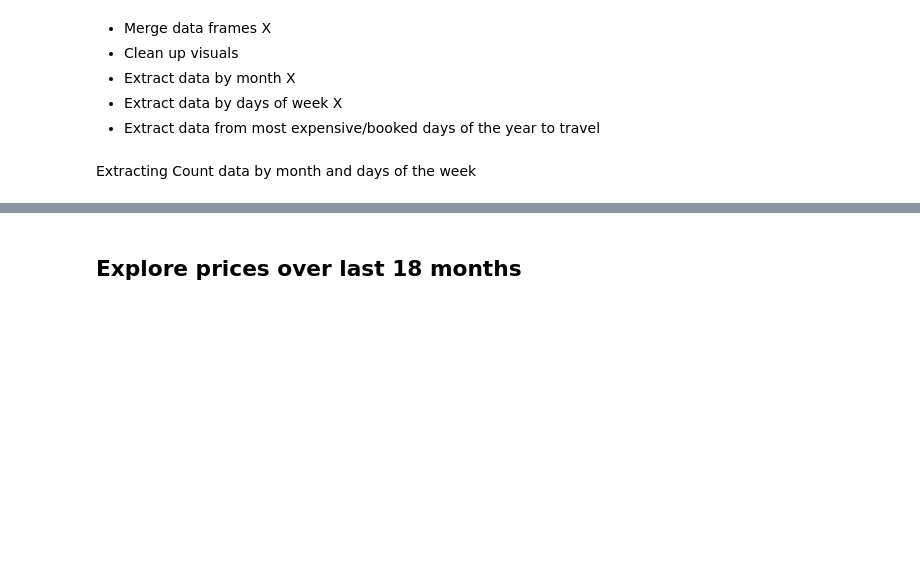
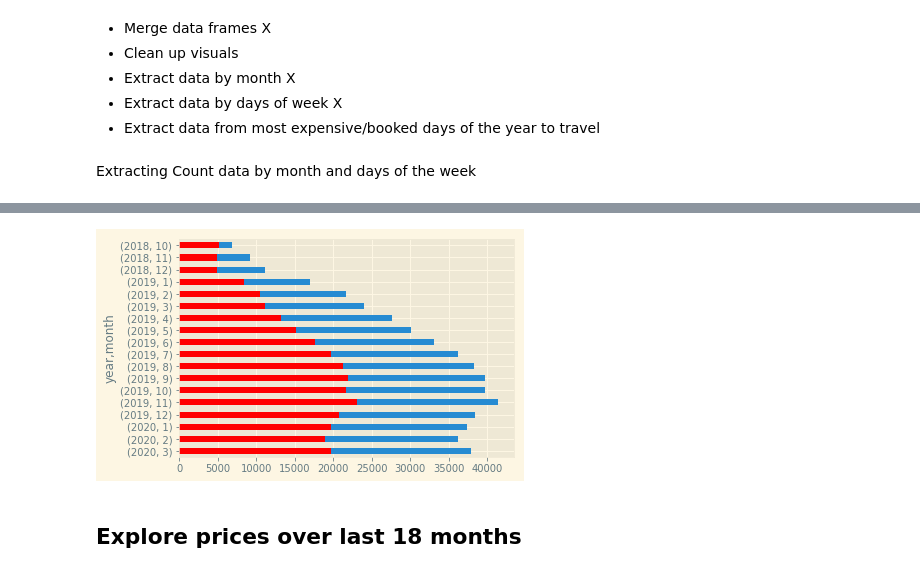
Before and after one commit to KishenSharma6/Airbnb-Analysis, a Jupyter notebook: Project Codes/03. Exploratory Data Analysis/2020_0408_Calendar_EDA.ipynb, the cells around one changed output, grey strips where cells are left out. Saved outputs shown, nothing was run; the diff lists cells and outputs as text; code cells hidden in the pictures; blank space fills up the shorter version.

```diff
--- a/Project Codes/03. Exploratory Data Analysis/2020_0408_Calendar_EDA.ipynb
+++ b/Project Codes/03. Exploratory Data Analysis/2020_0408_Calendar_EDA.ipynb
@@ -179,3 +191,10 @@ Most booked months of the year?
+# %%
+count_df.groupby(['year','month'])['total'].mean().plot(kind = 'barh')
+count_df.groupby(['year','month'])['count_unavailable'].mean().plot(kind = 'barh', color = 'r') #Bookings
+
+plt.gca().invert_yaxis()
+# %% [output]
+[figure, added]
 # %% [markdown]
 ## Explore prices over last 18 months
 # %%
```
Also changed, not shown: parts of 7 cells of this notebook, 2 other files.
